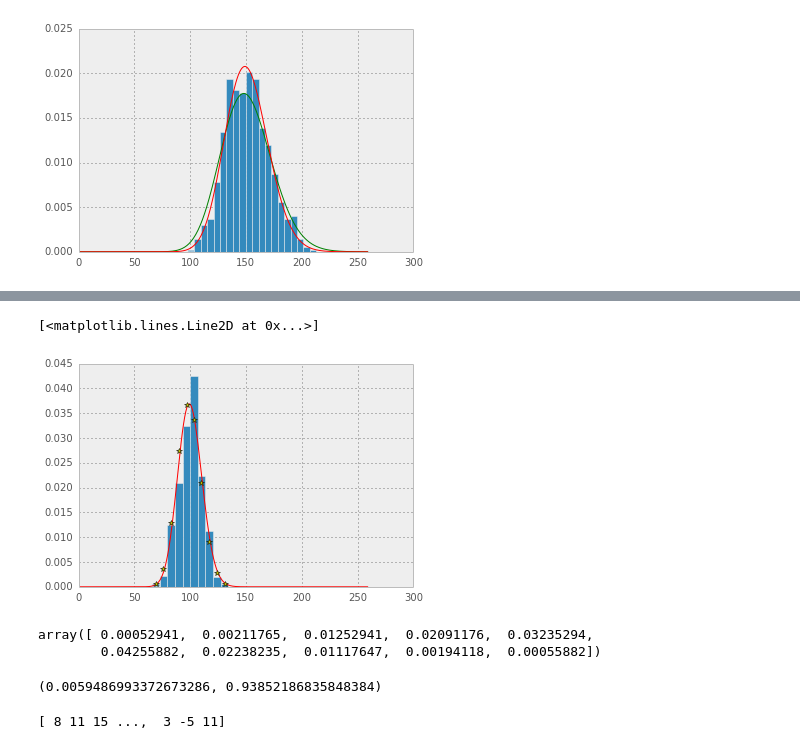
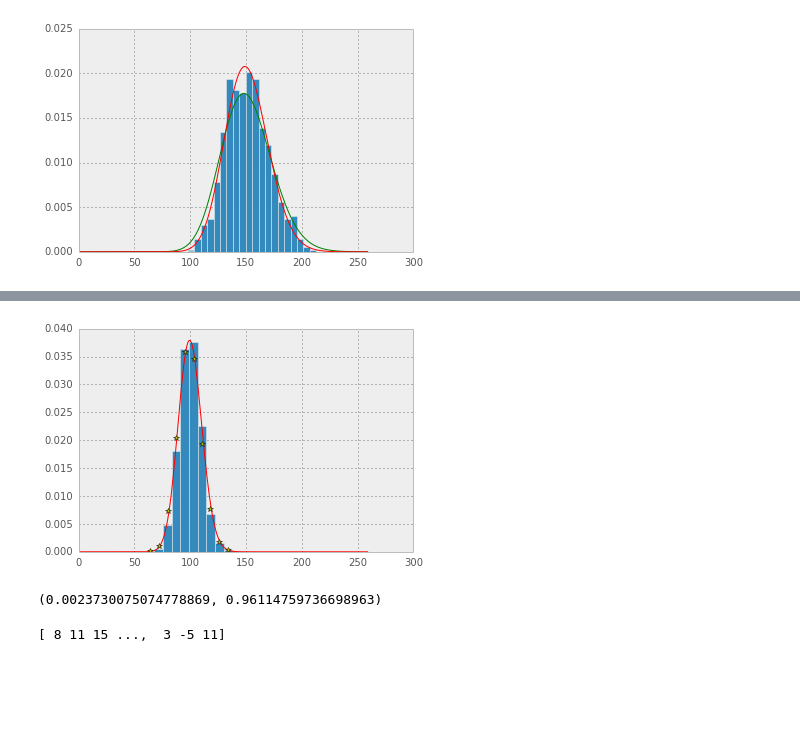
Before and after one commit to ilonajulczuk/hypergraph, a Jupyter notebook: notebooks/Random Walks.ipynb, the cells around one changed output, grey strips where cells are left out. Cells and saved outputs as stored; diff of their text form; code cells hidden in the pictures; blank space fills up the shorter version.

```diff
--- a/notebooks/Random Walks.ipynb
+++ b/notebooks/Random Walks.ipynb
@@ -622,32 +626,27 @@ P2 = sorted(result, key=lambda x: x[0])[0][1]
 # %%
-xs, bins, _ = plt.hist(X, bins=10, normed=True)
-plt.plot(np.arange(1, 260), ss.nbinom.pmf(np.arange(1, 260), np.round(P2[0]), P2[1], np.round(P2[2])), 'r-')
 
-predicted = ss.nbinom.pmf(np.arange(1, 260), np.round(P2[0]), P2[1], np.round(P2[2]))
-
-experimental = xs
-bin_width = bins[2] - bins[1]
-another_xs = []
-another_ys = []
-for x in range(10):
-    new_x = round(bins[x] + bin_width / 2)
-    another_xs.append(new_x)
-    another_ys.append(predicted[new_x])
-plt.plot(another_xs, another_ys, 'y*')
+def fit_chi_square(X, P2, number_of_bins=10):
+    xs, bins, _ = plt.hist(X, number_of_bins, normed=True)
+    plt.plot(np.arange(1, 260), ss.nbinom.pmf(np.arange(1, 260), np.round(P2[0]), P2[1], np.round(P2[2])), 'r-')
+    predicted = ss.nbinom.pmf(np.arange(1, 260), np.round(P2[0]), P2[1], np.round(P2[2]))
+    bin_width = bins[2] - bins[1]
+    expected_xs = []
+    expected_ys = []
+    for x in range(number_of_bins):
+        new_x = round(bins[x] + bin_width / 2)
+        expected_xs.append(new_x)
+        expected_ys.append(predicted[new_x])
+    plt.plot(expected_xs, expected_ys, 'y*')
+    return xs, expected_ys
-# %% [output]
-[<matplotlib.lines.Line2D at 0x...>]
-[figure, removed]
-# %%
-experimental
-# %% [output]
-array([ 0.00052941,  0.00211765,  0.01252941,  0.02091176,  0.03235294,
-        0.04255882,  0.02238235,  0.01117647,  0.00194118,  0.00055882])
+# %%
+ys, expected_ys = fit_chi_square(new_ys, P2)
+# %% [output]
+[figure, added]
 # %%
 from scipy.stats.mstats import chisquare
+chisquare(ys, f_exp=expected_ys, ddof=8)
+# %% [output]
+(0.0023730075074778869, 0.96114759736698963)
-# %%
-chisquare(xs, f_exp=another_ys, ddof=8)
-# %% [output]
-(0.0059486993372673286, 0.93852186835848384)
 # %%
 dist_names = [ 'alpha', 'anglit', 'arcsine', 'beta', 'betaprime', 'bradford', 'burr', 'cauchy', 'chi', 'chi2', 'cosine', 'dgamma', 'dweibull', 'erlang', 'expon', 'exponweib', 'exponpow', 'f', 'fatiguelife', 'fisk', 'foldcauchy', 'foldnorm', 'frechet_r', 'frechet_l', 'genlogistic', 'genpareto', 'genexpon', 'genextreme', 'gausshyper', 'gamma', 'gengamma', 'genhalflogistic', 'gilbrat', 'gompertz', 'gumbel_r', 'gumbel_l', 'halfcauchy', 'halflogistic', 'halfnorm', 'hypsecant', 'invgamma', 'invgauss', 'invweibull', 'johnsonsb', 'johnsonsu', 'ksone', 'kstwobign', 'laplace', 'logistic', 'loggamma', 'loglaplace', 'lognorm', 'lomax', 'maxwell', 'mielke', 'nakagami', 'ncx2', 'ncf', 'nct', 'norm', 'pareto', 'pearson3', 'powerlaw', 'powerlognorm', 'powernorm', 'rdist', 'reciprocal', 'rayleigh', 'rice', 'recipinvgauss', 'semicircular', 't', 'triang', 'truncexpon', 'truncnorm', 'tukeylambda', 'uniform', 'vonmises', 'wald', 'weibull_min', 'weibull_max', 'wrapcauchy']
 # %%
```
Also changed, not shown: parts of 3 cells of this notebook, 1 other file.
